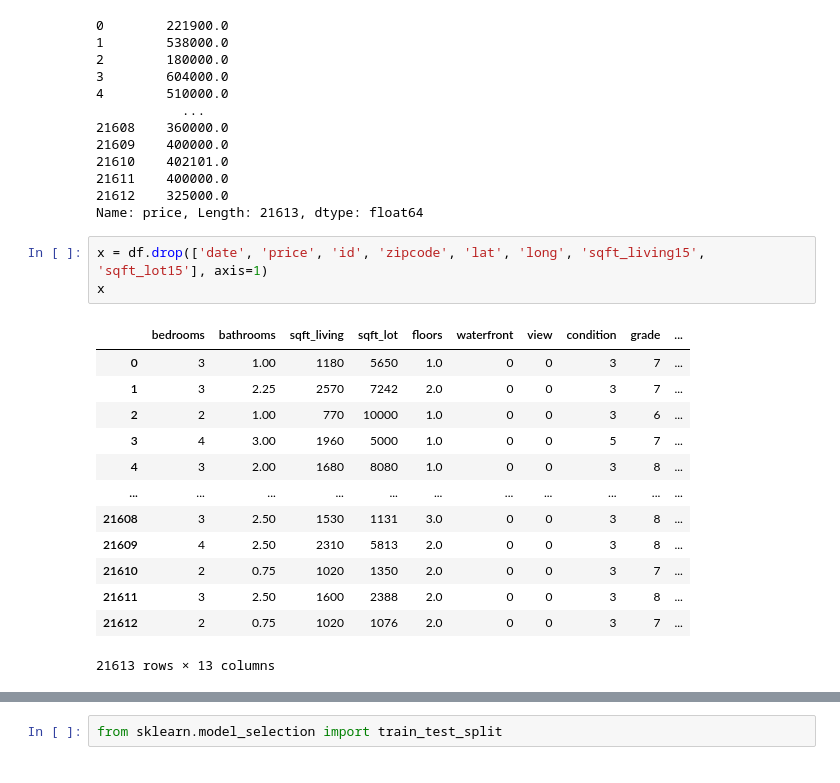
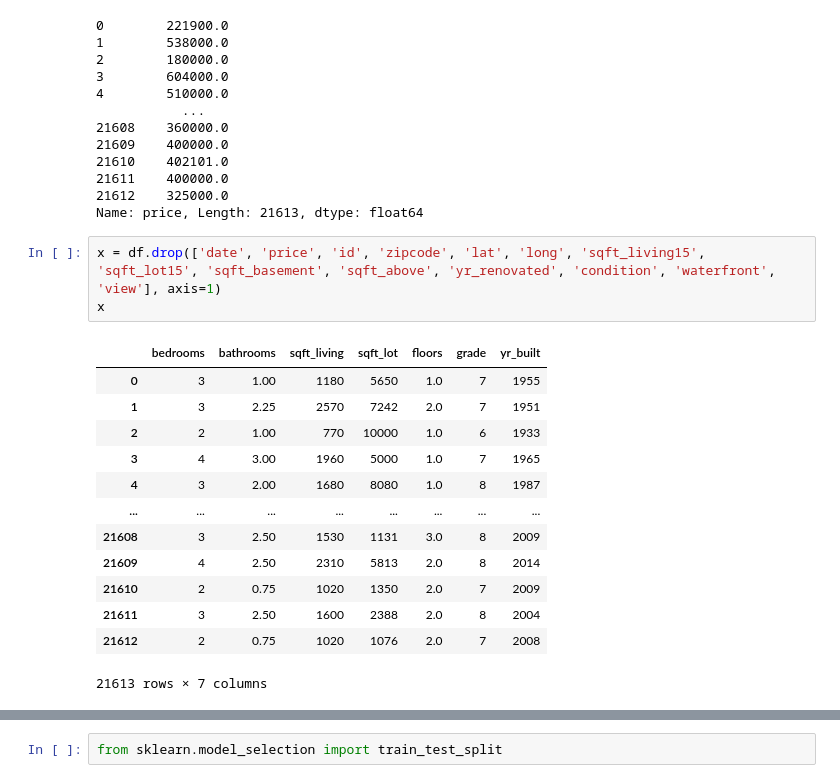
Before and after one commit to PeteChu/ML-Predict-POC, a Jupyter notebook: house_sales/Linear Regression.ipynb, the cells around one changed output, grey strips where cells are left out. Cells and saved outputs as stored; diff of their text form.

```diff
--- a/house_sales/Linear Regression.ipynb
+++ b/house_sales/Linear Regression.ipynb
@@ -35,19 +37,19 @@ y
 21612    325000.0
 Name: price, Length: 21613, dtype: float64
 # %%
-x = df.drop(['date', 'price', 'id', 'zipcode', 'lat', 'long', 'sqft_living15', 'sqft_lot15'], axis=1)
+x = df.drop(['date', 'price', 'id', 'zipcode', 'lat', 'long', 'sqft_living15', 'sqft_lot15', 'sqft_basement', 'sqft_above', 'yr_renovated', 'condition', 'waterfront', 'view'], axis=1)
 x
 # %% [output]
-|  | bedrooms | bathrooms | sqft_living | sqft_lot | floors | waterfront | view | condition | grade | ... |
-| 0 | 3 | 1.00 | 1180 | 5650 | 1.0 | 0 | 0 | 3 | 7 | ... |
-| 1 | 3 | 2.25 | 2570 | 7242 | 2.0 | 0 | 0 | 3 | 7 | ... |
-| 2 | 2 | 1.00 | 770 | 10000 | 1.0 | 0 | 0 | 3 | 6 | ... |
-| 3 | 4 | 3.00 | 1960 | 5000 | 1.0 | 0 | 0 | 5 | 7 | ... |
-| 4 | 3 | 2.00 | 1680 | 8080 | 1.0 | 0 | 0 | 3 | 8 | ... |
-| ... | ... | ... | ... | ... | ... | ... | ... | ... | ... | ... |
-| 21608 | 3 | 2.50 | 1530 | 1131 | 3.0 | 0 | 0 | 3 | 8 | ... |
-| 21609 | 4 | 2.50 | 2310 | 5813 | 2.0 | 0 | 0 | 3 | 8 | ... |
-| 21610 | 2 | 0.75 | 1020 | 1350 | 2.0 | 0 | 0 | 3 | 7 | ... |
-| 21611 | 3 | 2.50 | 1600 | 2388 | 2.0 | 0 | 0 | 3 | 8 | ... |
-| 21612 | 2 | 0.75 | 1020 | 1076 | 2.0 | 0 | 0 | 3 | 7 | ... |
+|  | bedrooms | bathrooms | sqft_living | sqft_lot | floors | grade | yr_built |
+| 0 | 3 | 1.00 | 1180 | 5650 | 1.0 | 7 | 1955 |
+| 1 | 3 | 2.25 | 2570 | 7242 | 2.0 | 7 | 1951 |
+| 2 | 2 | 1.00 | 770 | 10000 | 1.0 | 6 | 1933 |
+| 3 | 4 | 3.00 | 1960 | 5000 | 1.0 | 7 | 1965 |
+| 4 | 3 | 2.00 | 1680 | 8080 | 1.0 | 8 | 1987 |
+| ... | ... | ... | ... | ... | ... | ... | ... |
+| 21608 | 3 | 2.50 | 1530 | 1131 | 3.0 | 8 | 2009 |
+| 21609 | 4 | 2.50 | 2310 | 5813 | 2.0 | 8 | 2014 |
+| 21610 | 2 | 0.75 | 1020 | 1350 | 2.0 | 7 | 2009 |
+| 21611 | 3 | 2.50 | 1600 | 2388 | 2.0 | 8 | 2004 |
+| 21612 | 2 | 0.75 | 1020 | 1076 | 2.0 | 7 | 2008 |
-21613 rows × 13 columns
+21613 rows × 7 columns
```
Also changed, not shown: parts of 10 cells of this notebook, 1 other file.
